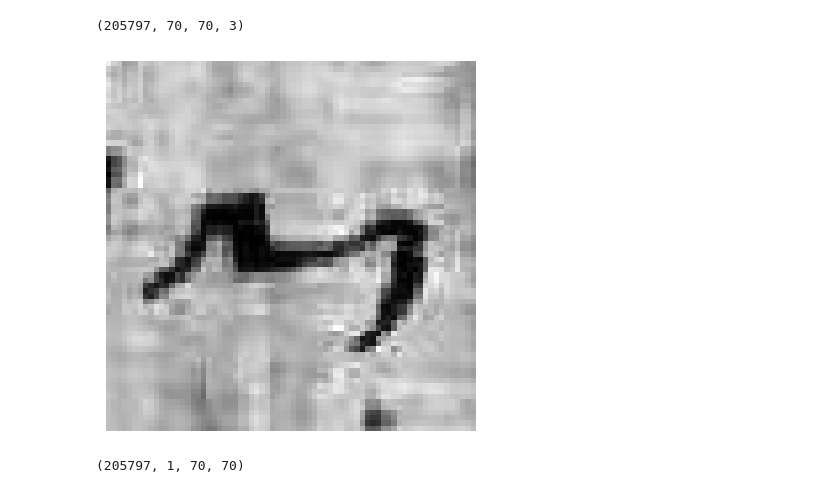
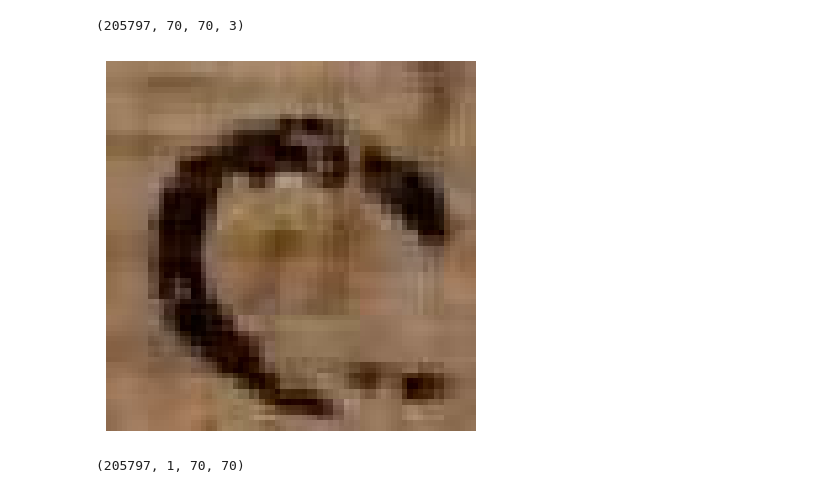
Before and after one commit to Wishmitha/Vesuvius, a Jupyter notebook: alpub_autoencoder/alpub_conv_autoencoder.ipynb, the cells around one changed output. Drawn from its saved outputs; the diff is of its cells as text; code cells hidden in the pictures.

```diff
--- a/alpub_autoencoder/alpub_conv_autoencoder.ipynb
+++ b/alpub_autoencoder/alpub_conv_autoencoder.ipynb
@@ -50,11 +47,11 @@ for img in X:
     X_gray.append(np.array(image_gray))
 # %%
 # Display the grayscale image
-plt.imshow(X_gray[100000], cmap="gray")
+plt.imshow(X[91637])
 plt.axis("off")
 plt.show()
 # %% [output]
-[figure, old version]
+[figure, new version]
 # %%
 X_in = np.array(X_gray)
 X_in = X_in.reshape([205797,1, 70, 70])
```
Also changed, not shown: parts of 1 cell of this notebook, 2 other files.
